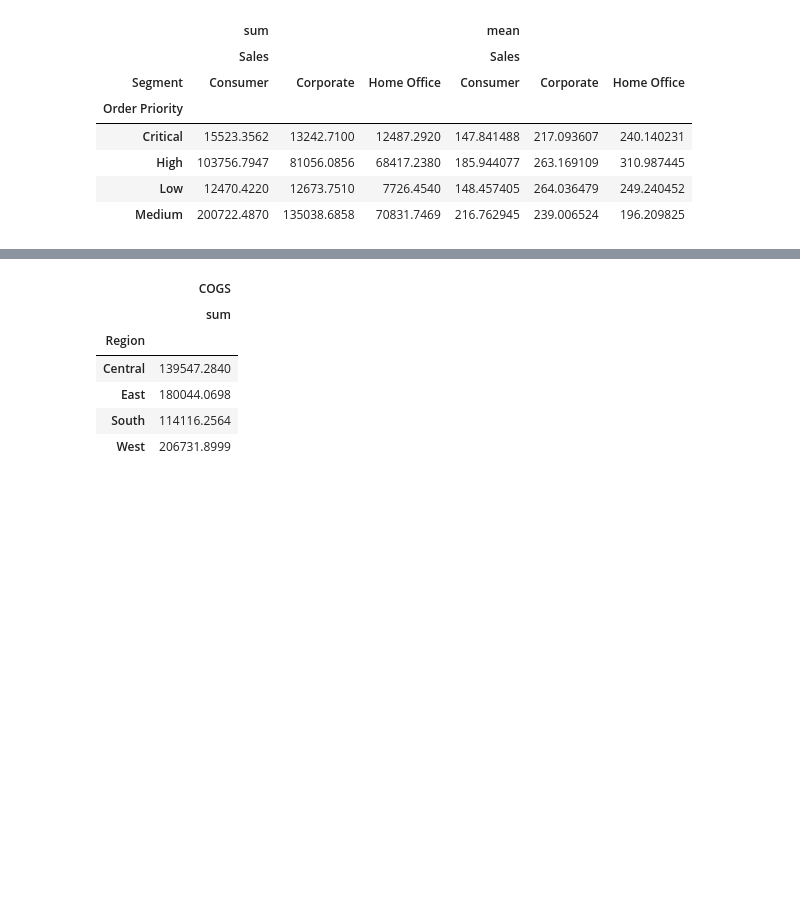
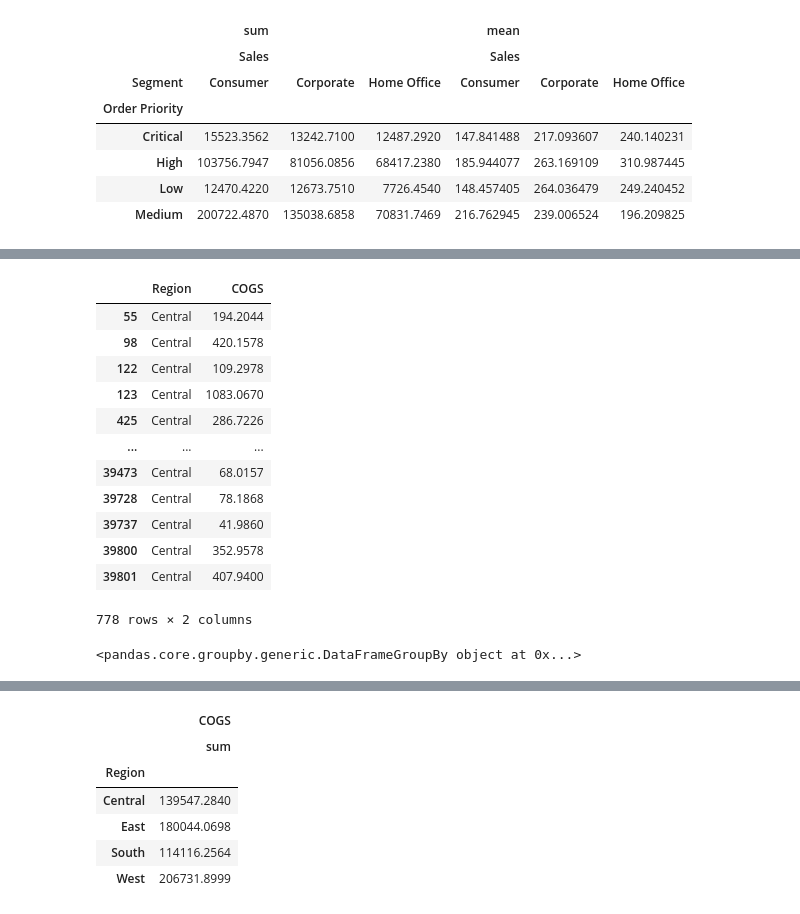
Before and after one commit to AllenInstitute/swdb_2023, a Jupyter notebook: PythonBootcamp/solutions/09_Introduction_To_Pandas_solutions.ipynb, the cells around one changed output, grey strips where cells are left out. Drawn from its saved outputs; the diff is of its cells as text; code cells hidden in the pictures; blank space fills up the shorter version.

Commit message:
updated groupby images

```diff
--- a/PythonBootcamp/solutions/09_Introduction_To_Pandas_solutions.ipynb
+++ b/PythonBootcamp/solutions/09_Introduction_To_Pandas_solutions.ipynb
@@ -1508,3 +1529,25 @@ pd.pivot_table(USA_long,
+# %%
+region_agg = COGS_df.groupby(by = 'Region')
+# %%
+region_agg.get_group('Central')
+# %% [output]
+|  | Region | COGS |
+| 55 | Central | 194.2044 |
+| 98 | Central | 420.1578 |
+| 122 | Central | 109.2978 |
+| 123 | Central | 1083.0670 |
+| 425 | Central | 286.7226 |
+| ... | ... | ... |
+| 39473 | Central | 68.0157 |
+| 39728 | Central | 78.1868 |
+| 39737 | Central | 41.9860 |
+| 39800 | Central | 352.9578 |
+| 39801 | Central | 407.9400 |
+778 rows × 2 columns
+# %%
+region_agg[["COGS"]]
+# %% [output]
+<pandas.core.groupby.generic.DataFrameGroupBy object at 0x...>
 # %% [markdown]
 <div style="padding: 5px; padding-left: 10px; background:#e6e6e6">
 
```
Also changed, not shown: parts of 5 cells of this notebook, 2 other files.
